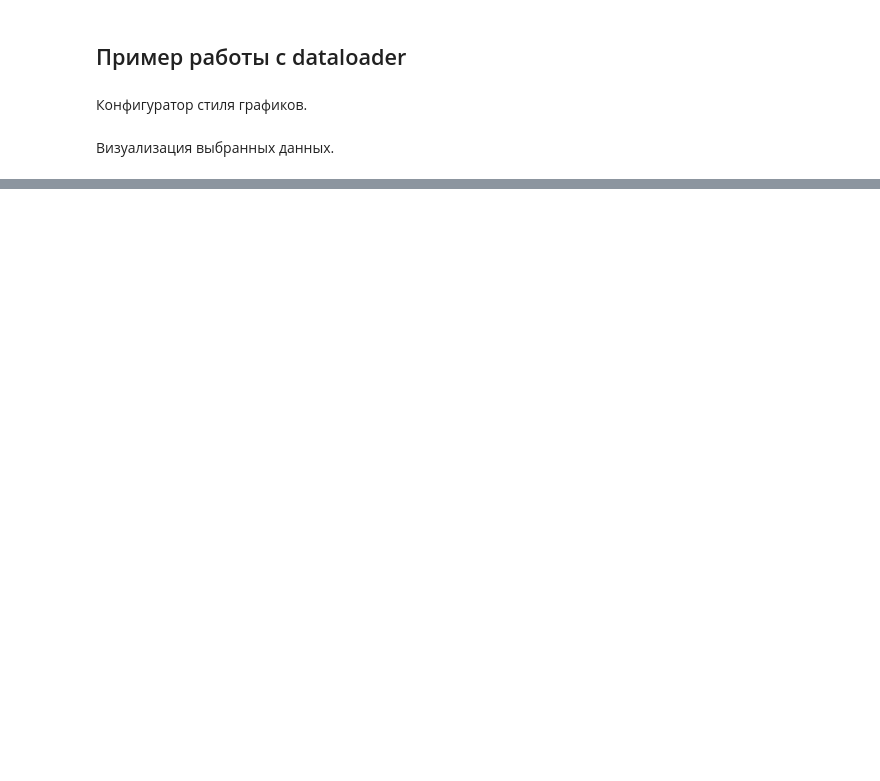
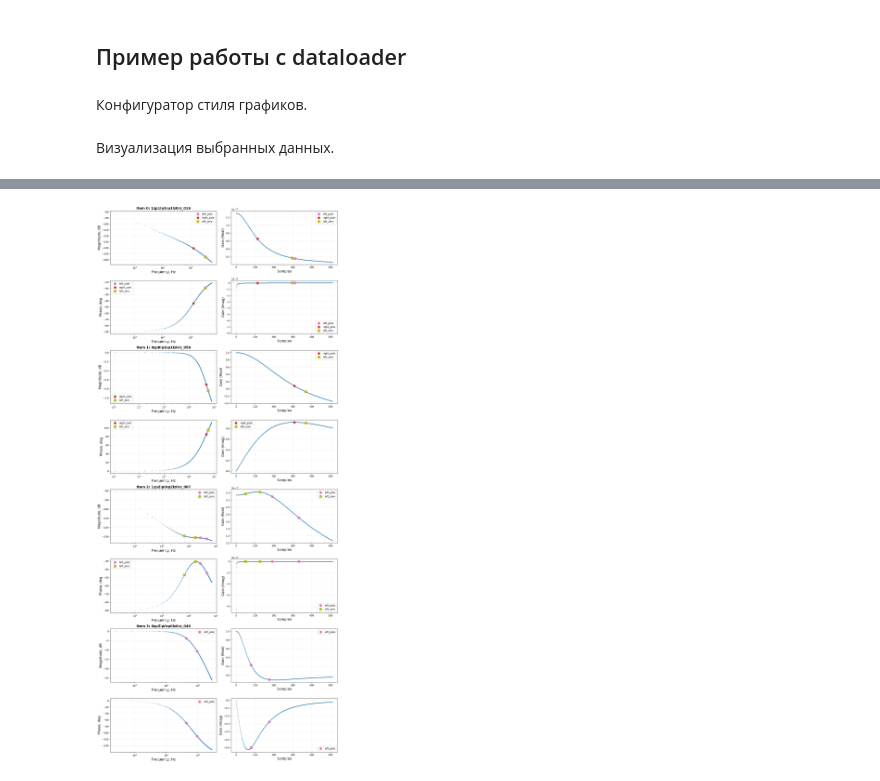
Before and after one commit to romangorbunov91/zeros-poles-masks, a Jupyter notebook: debug_notebook.ipynb, the cells around one changed output, grey strips where cells are left out. Cells and saved outputs as stored; diff of their text form; code cells hidden in the pictures; blank space fills up the shorter version.

```diff
--- a/debug_notebook.ipynb
+++ b/debug_notebook.ipynb
@@ -128,0 +134,16 @@ plot_frequency_responses(
+# %%
+# Загрузка выбранных данных.
+dataset = ZerosPolesDataset(
+    dataset_dir = dataset_dir,
+    split = configer['split'],
+    samples=samples,
+    transforms_flag=False
+)
+
+plot_frequency_responses(
+    dataset_to_plot=dataset,
+    samples_list=samples,
+    N_plot_samples=4,
+    plot_config=PLOT_CONFIG)
+# %% [output]
+[figure, added]
```
Also changed, not shown: parts of 4 cells of this notebook, 2 other files.
